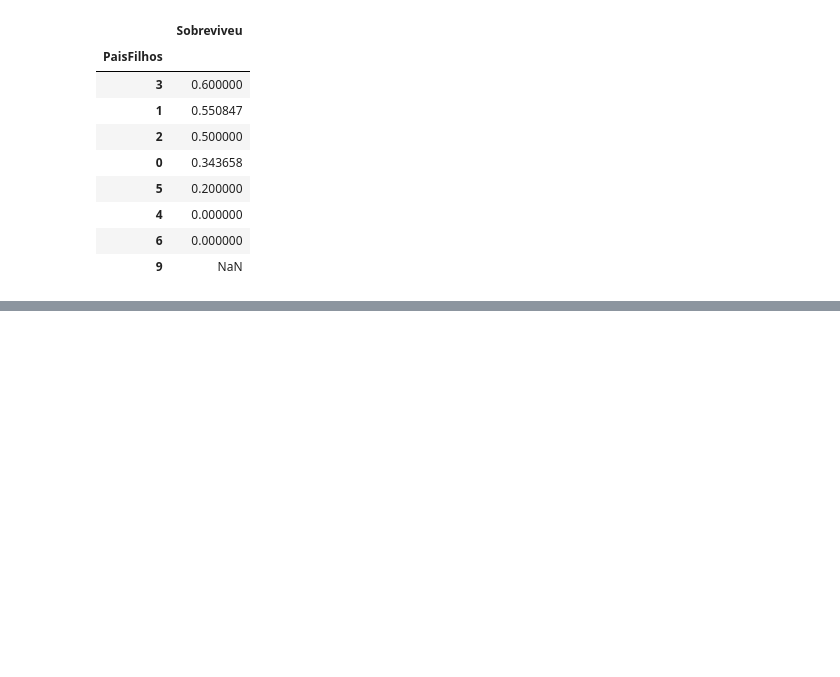
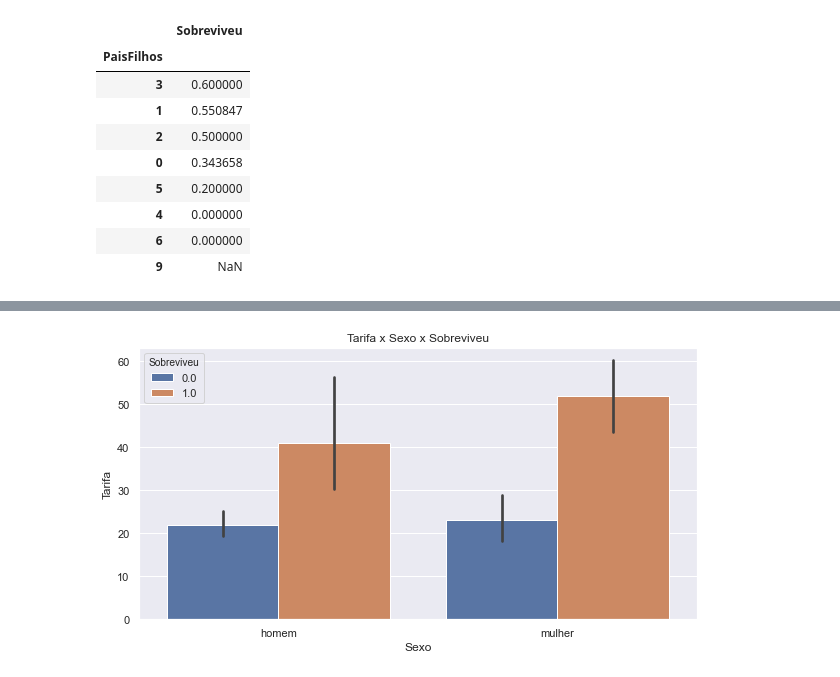
Before and after one commit to luizmachado/data_science, a Jupyter notebook: kaagle_titanic.ipynb, the cells around one changed output, grey strips where cells are left out. Cells and saved outputs as stored; diff of their text form; code cells hidden in the pictures; blank space fills up the shorter version.

```diff
--- a/kaagle_titanic.ipynb
+++ b/kaagle_titanic.ipynb
@@ -214,0 +277,15 @@ data[['PaisFilhos', 'Sobreviveu']].groupby(['PaisFilhos']).mean()\
+# %%
+#Graficos de Tarifa
+f, ax = plt.subplots(figsize=(10,5))
+
+sns.set(style="darkgrid")
+
+#Tarifa x Sexo x Sobreviveu
+legenda=['Faleceu', 'Sobreviveu']
+sns.barplot('Sexo', 'Tarifa', hue='Sobreviveu', data=data)
+ax.set_title('Tarifa x Sexo x Sobreviveu')
+ax.set_ylabel('Tarifa')
+ax.set_xlabel('Sexo')
+plt.show()
+# %% [output]
+[figure, added]
```
Also changed, not shown: parts of 20 cells of this notebook, 2 other files.
